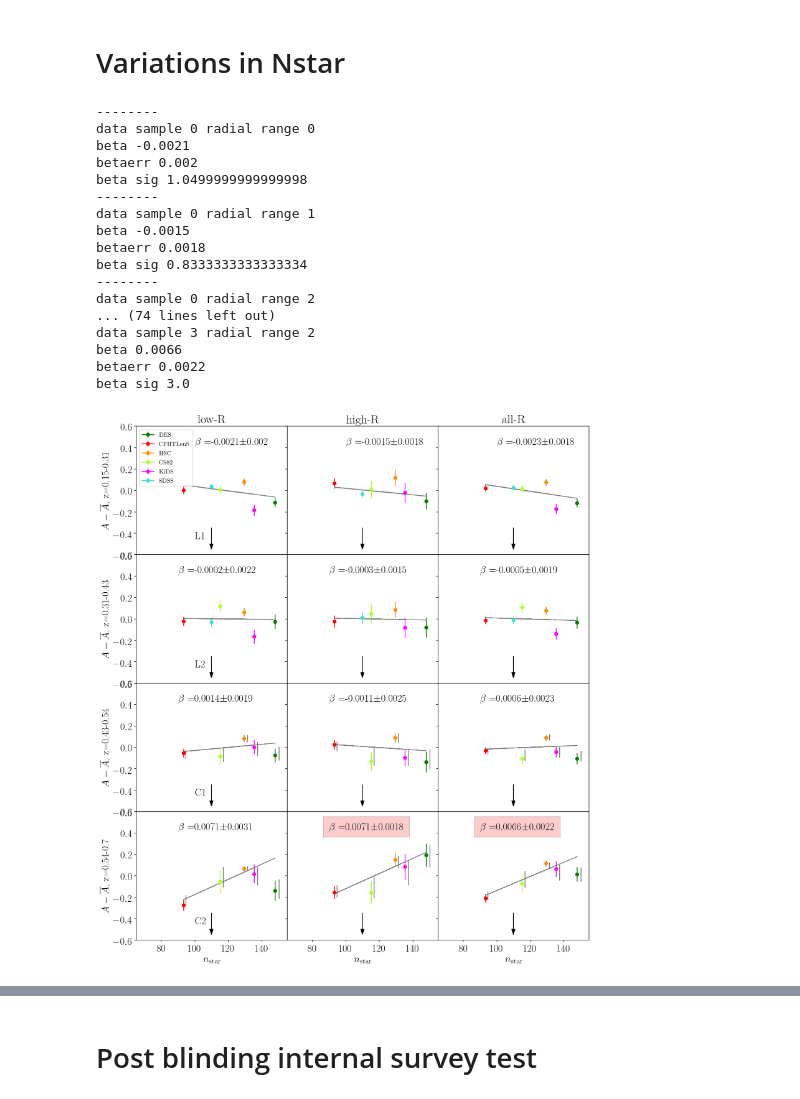
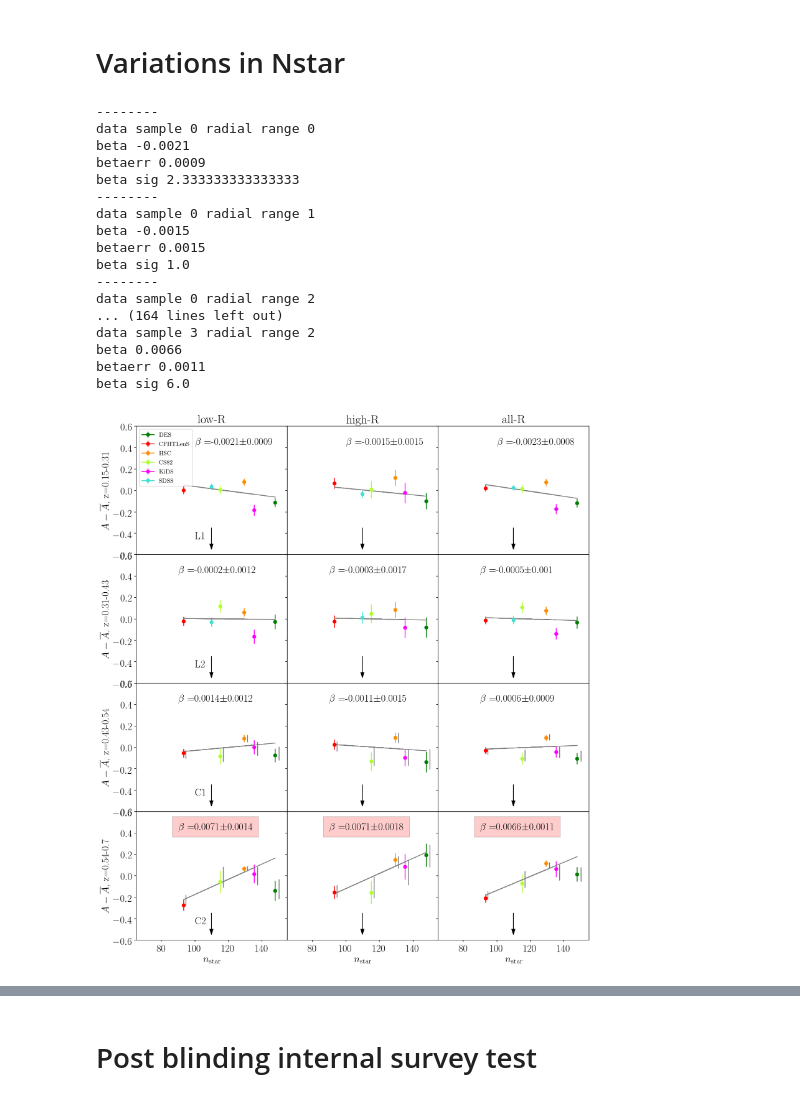
Before and after one commit to alexieleauthaud/lensingwithoutborders, a Jupyter notebook: MainLWBplots.ipynb, the cells around one changed output, grey strips where cells are left out. Cells and saved outputs as stored; diff of their text form; code cells hidden in the pictures.

```diff
--- a/MainLWBplots.ipynb
+++ b/MainLWBplots.ipynb
@@ -288,7 +299,8 @@ for r in range(0,4):       # One row is one data sample
             thisseterr=[allamp_errs[c,0],allamp_errs[c,2],allamp_errs[c,3],allamp_errs[c,4]]
             x=[Cstar[0],Cstar[2],Cstar[3],Cstar[4]]
 
-            popt, pcov = optimize.curve_fit(linfunc,x , thisset-meanamp, sigma=thisseterr)
+            # Important to use absolute_sigma=True here, default is False
+            popt, pcov = optimize.curve_fit(linfunc,x , thisset-meanamp, sigma=thisseterr,absolute_sigma=True)
             perr = np.sqrt(np.diag(pcov))
 
             p = np.poly1d(popt)
@@ -305,7 +317,7 @@ for r in range(0,4):       # One row is one data sample
             thisseterr=[allamp_errs[c,1],allamp_errs[c,2],allamp_errs[c,3],allamp_errs[c,4]]
             x=[Cstar[1],Cstar[2],Cstar[3],Cstar[4]]
 
-            popt, pcov = optimize.curve_fit(linfunc,x , thisset-meanamp, sigma=thisseterr)
+            popt, pcov = optimize.curve_fit(linfunc,x , thisset-meanamp, sigma=thisseterr,absolute_sigma=True)
             perr = np.sqrt(np.diag(pcov))
 
             p = np.poly1d(popt)
@@ -322,12 +334,12 @@ for r in range(0,4):       # One row is one data sample
         # Now do the fitting and find beta
         # No SDSS for CMASS
         if(r > 1):
-            popt, pcov = optimize.curve_fit(linfunc, Cstar[:5] , data-meanamp, sigma=errs)
+            popt, pcov = optimize.curve_fit(linfunc, Cstar[:5] , data-meanamp, sigma=errs,absolute_sigma=True)
             perr = np.sqrt(np.diag(pcov))
             p = np.poly1d(popt)
             ax.plot(Cstar[:5],p(Cstar[:5]),'gray')
         else:
-            popt, pcov = optimize.curve_fit(linfunc, Cstar , data-meanamp, sigma=errs)
+            popt, pcov = optimize.curve_fit(linfunc, Cstar , data-meanamp, sigma=errs,absolute_sigma=True)
             perr = np.sqrt(np.diag(pcov))
             p = np.poly1d(popt)
             ax.plot(Cstar,p(Cstar),'gray')
@@ -381,38 +393,38 @@ for r in range(0,4):       # One row is one data sample
         ax.set_ylim(-0.6,0.6)
 
         if (r==0 and c==0):
             ax.legend(fontsize=11,loc='upper left')
 
         if (r==0):
             if (c==0):
                 ax.set_title("low-R")
             if (c==1):
                 ax.set_title("high-R")
             if (c==2):
                 ax.set_title("all-R")
 
 plt.subplots_adjust(left=0.3/10., right=1-0.3/10.0, bottom=0.5/5.0, top=1-0.5/5.0)
 plt.subplots_adjust(wspace=0.0,hspace=0.0)
 filename="./Figures/amps_nstar.pdf"
 plt.savefig(filename, bbox_inches='tight')
 plt.show()
 plt.close()
 # %% [output]
 --------
 data sample 0 radial range 0
 beta -0.0021
-betaerr 0.002
-beta sig 1.0499999999999998
+betaerr 0.0009
+beta sig 2.333333333333333
 --------
 data sample 0 radial range 1
 beta -0.0015
-betaerr 0.0018
-beta sig 0.8333333333333334
+betaerr 0.0015
+beta sig 1.0
 --------
 data sample 0 radial range 2
-... (74 lines left out)
+... (164 lines left out)
 data sample 3 radial range 2
 beta 0.0066
-betaerr 0.0022
-beta sig 3.0
+betaerr 0.0011
+beta sig 6.0
-[figure, old version]
+[figure, new version]
```
Also changed, not shown: parts of 16 cells of this notebook, 12 other files.
